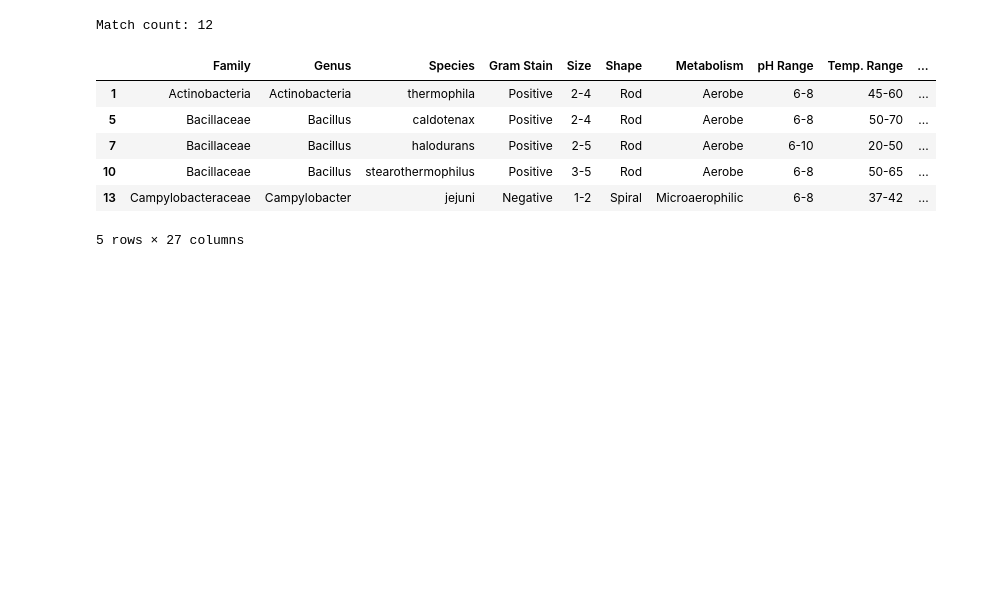
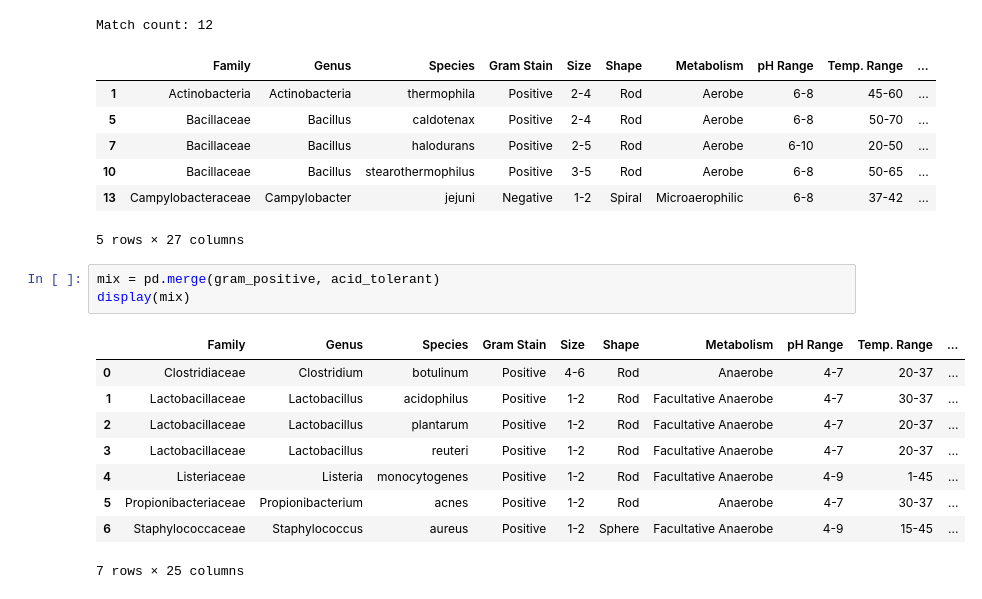
Before and after one commit to kucupwn/MicrobesGrid, a Jupyter notebook: main.ipynb, the cells around one changed output. Drawn from its saved outputs; the diff is of its cells as text; blank space fills up the shorter version.

```diff
--- a/main.ipynb
+++ b/main.ipynb
@@ -184,3 +184,16 @@ Match count: 12
 | 10 | Bacillaceae | Bacillus | stearothermophilus | Positive | 3-5 | Rod | Aerobe | 6-8 | 50-65 | ... |
 | 13 | Campylobacteraceae | Campylobacter | jejuni | Negative | 1-2 | Spiral | Microaerophilic | 6-8 | 37-42 | ... |
 5 rows × 27 columns
+# %%
+mix = pd.merge(gram_positive, acid_tolerant)
+display(mix)
+# %% [output]
+|  | Family | Genus | Species | Gram Stain | Size | Shape | Metabolism | pH Range | Temp. Range | ... |
+| 0 | Clostridiaceae | Clostridium | botulinum | Positive | 4-6 | Rod | Anaerobe | 4-7 | 20-37 | ... |
+| 1 | Lactobacillaceae | Lactobacillus | acidophilus | Positive | 1-2 | Rod | Facultative Anaerobe | 4-7 | 30-37 | ... |
+| 2 | Lactobacillaceae | Lactobacillus | plantarum | Positive | 1-2 | Rod | Facultative Anaerobe | 4-7 | 20-37 | ... |
+| 3 | Lactobacillaceae | Lactobacillus | reuteri | Positive | 1-2 | Rod | Facultative Anaerobe | 4-7 | 20-37 | ... |
+| 4 | Listeriaceae | Listeria | monocytogenes | Positive | 1-2 | Rod | Facultative Anaerobe | 4-9 | 1-45 | ... |
+| 5 | Propionibacteriaceae | Propionibacterium | acnes | Positive | 1-2 | Rod | Anaerobe | 4-7 | 30-37 | ... |
+| 6 | Staphylococcaceae | Staphylococcus | aureus | Positive | 1-2 | Sphere | Facultative Anaerobe | 4-9 | 15-45 | ... |
+7 rows × 25 columns
```
